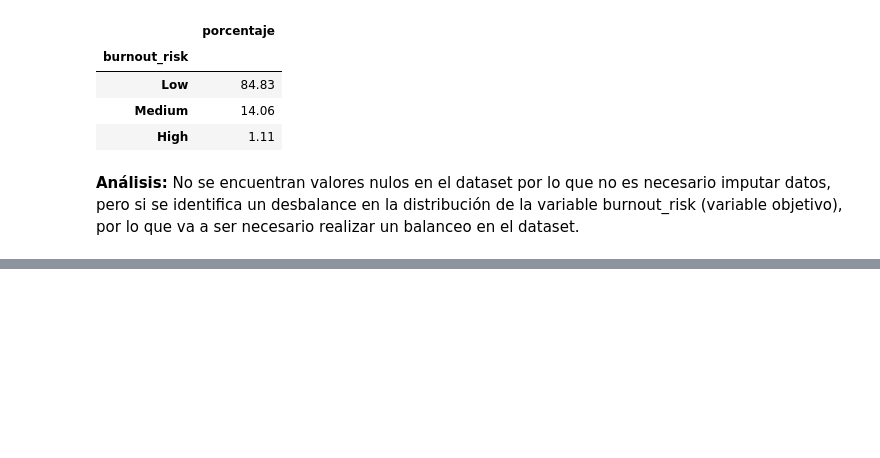
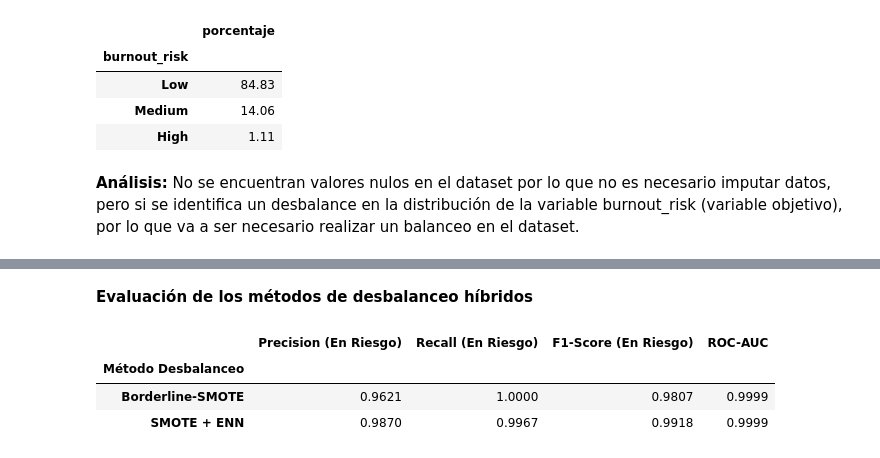
Before and after one commit to Lks1176/ProyectoFCD-ScreenTime, a Jupyter notebook: Trabajo_final_Carlos_Rodriguez_Lukas_Piedrahita.ipynb, the cells around one changed output, grey strips where cells are left out. Drawn from its saved outputs; the diff is of its cells as text; code cells hidden in the pictures; blank space fills up the shorter version.

```diff
--- a/Trabajo_final_Carlos_Rodriguez_Lukas_Piedrahita.ipynb
+++ b/Trabajo_final_Carlos_Rodriguez_Lukas_Piedrahita.ipynb
@@ -587,0 +432,44 @@ Conteo de observaciones según Isolation Forest - Balanceado:
+# %% [markdown]
+**Evaluación de los métodos de desbalanceo híbridos**
+# %%
+from sklearn.model_selection import train_test_split
+from sklearn.preprocessing import StandardScaler
+from sklearn.linear_model import LogisticRegression
+from sklearn.metrics import recall_score, precision_score, f1_score, roc_auc_score
+
+resultados = []
+
+# Iteramos sobre cada dataset balanceado que guardamos en la celda del terminal oscurecido
+for nombre_metodo, (X_res, y_res) in methods.items():
+
+    # Split y Escalado
+    X_train, X_test, y_train, y_test = train_test_split(X_res, y_res, test_size=0.2, random_state=42, stratify=y_res)
+    scaler = StandardScaler()
+    X_train_s = scaler.fit_transform(X_train)
+    X_test_s = scaler.transform(X_test)
+
+    # Modelo
+    model = LogisticRegression(random_state=42)
+    model.fit(X_train_s, y_train)
+
+    # Predicciones
+    y_pred = model.predict(X_test_s)
+    y_proba = model.predict_proba(X_test_s)[:, 1]
+
+    # Guardar métricas enfocadas en la clase 1 (En Riesgo)
+    resultados.append({
+        'Método Desbalanceo': nombre_metodo,
+        'Precision (En Riesgo)': precision_score(y_test, y_pred),
+        'Recall (En Riesgo)': recall_score(y_test, y_pred),
+        'F1-Score (En Riesgo)': f1_score(y_test, y_pred),
+        'ROC-AUC': roc_auc_score(y_test, y_proba)
+    })
+
+# Convertimos a DataFrame para comparar de un vistazo
+df_comparativa = pd.DataFrame(resultados).set_index('Método Desbalanceo')
+display(df_comparativa.round(4))
+# %% [output]
+|  | Precision (En Riesgo) | Recall (En Riesgo) | F1-Score (En Riesgo) | ROC-AUC |
+| Método Desbalanceo |  |  |  |  |
+| Borderline-SMOTE | 0.9621 | 1.0000 | 0.9807 | 0.9999 |
+| SMOTE + ENN | 0.9870 | 0.9967 | 0.9918 | 0.9999 |
```
Also changed, not shown: parts of 25 cells of this notebook.
